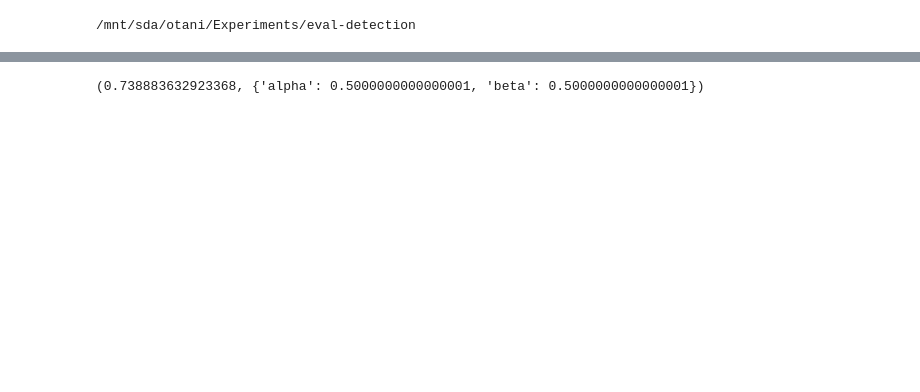
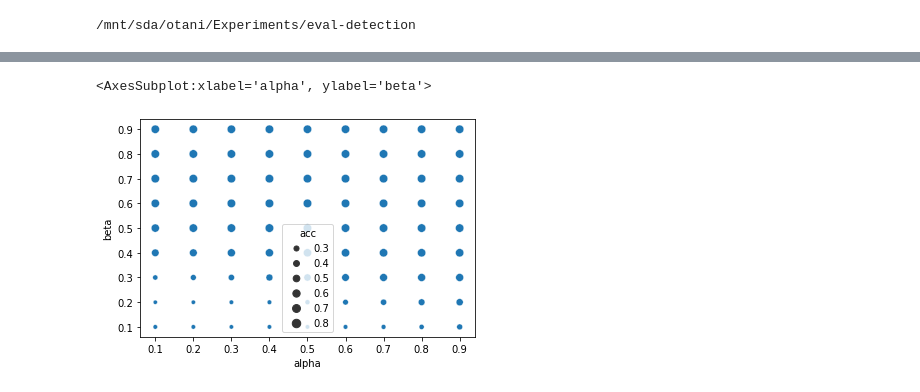
Before and after one commit to mayu-ot/oc-cost, a Jupyter notebook: notebooks/reports/user_study.ipynb, the cells around one changed output, grey strips where cells are left out. Saved outputs shown, nothing was run; the diff lists cells and outputs as text; code cells hidden in the pictures; blank space fills up the shorter version.

```diff
--- a/notebooks/reports/user_study.ipynb
+++ b/notebooks/reports/user_study.ipynb
@@ -55,7 +38,7 @@ for k in data.keys():
 # %%
 # check missing data
-for k, v in data.items():
-    for i, c in enumerate(data[k]):
+for j, v in enumerate(data):
+    for i, c in enumerate(v):
         if c is np.nan:
-            print(k, i)
+            print(j, i)
 # %% [output]
@@ -104,12 +104,18 @@ n-disagree 510/1057 (0.4824976348155156)
 retina_res = mmcv.load("outputs/otc_search_param_candidates/20211027_003051/RetinaNet.pkl")
 yolof_res = mmcv.load("outputs/otc_search_param_candidates/20211027_003051/YOLOF.pkl")
 model_cfg = "retinanet_r50_fpn_2x_coco"
-cfg = cfg = Config.fromfile(os.path.join(DEFAULT_CACHE_DIR, model_cfg + ".py"))
-data_cfg = cfg.data
-dataset = CocoOtcDataset(
-    "data/coco/annotations/instances_val2017.json",
-    data_cfg.test.pipeline,
-    test_mode=True,
-)
+
+cfg = Config.fromfile(os.path.join(DEFAULT_CACHE_DIR, model_cfg + ".py"))
+cfg.data.test.type="CocoOtcDataset"
+cfg.data.test.test_mode = True
+cfg.data.test.pop('samples_per_gpu', 0)
+cfg.data.test.pipeline = get_loading_pipeline(cfg.data.train.pipeline)
+dataset = build_dataset(cfg.data.test)
+
+selected_indexes = [dataset.img_ids.index(int(x)) for x in anno_data["img"].values]
+retina_res = [retina_res[i] for i in selected_indexes]
+yolof_res = [yolof_res[i] for i in selected_indexes]
+gts = dataset.get_gts()
+gts = [gts[i] for i in selected_indexes]
 # %% [output]
 loading annotations into memory...
@@ -136,8 +139,9 @@ def get_accuracy(selected_sys, cost_a, cost_b):
 
 best_acc = 0
 best_param = {}
+hptune_trials = {"alpha": [], "beta": [], "acc": []}
 
-step = 0.2
+step = 0.1
 for p in np.arange(0.1, 0.99, step):
     for q in np.arange(0.1, 0.99, step):
         cmap_func = lambda x, y: get_cmap(
@@ -145,12 +149,16 @@ for p in np.arange(0.1, 0.99, step):
                 )
         retina_cc = [get_ot_cost(x, y, cmap_func) for x, y in zip(gts, retina_res)]
         yolof_cc = [get_ot_cost(x, y, cmap_func) for x, y in zip(gts, yolof_res)]
-        is_yolof_better = [x > y for x, y in zip(retina_cc, yolof_cc)]
-
-        acc = np.mean([x == y for x, y in zip(is_yolof_better, ref_is_yolof_better)])
+        cc_judge = [["retinanet", "yolof"][x > y] for x, y in zip(retina_cc, yolof_cc)]
+        acc = np.mean(np.asarray(cc_judge) == anno_data["selected_det"].values)
 
         print(f"alpha={p:.2}, beta={q:.2}: acc={acc:.3}")
+        hptune_trials["alpha"].append(p)
+        hptune_trials["beta"].append(q)
+        hptune_trials["acc"].append(acc)
+
         if acc > best_acc:
             best_acc = acc
             best_param = {"alpha": p, "beta": q}
+best_acc, best_param
 # %% [output]
@@ -174,4 +183,5 @@ alpha=0.9, beta=0.9: acc=0.712
-# %%
-best_acc, best_param
-# %% [output]
-(0.738883632923368, {'alpha': 0.5000000000000001, 'beta': 0.5000000000000001})
+# %%
+sns.scatterplot(x="alpha", y="beta", size="acc", data=hptune_trials)
+# %% [output]
+<AxesSubplot:xlabel='alpha', ylabel='beta'>
+[figure, added]
```
Also changed, not shown: parts of 12 cells of this notebook.
